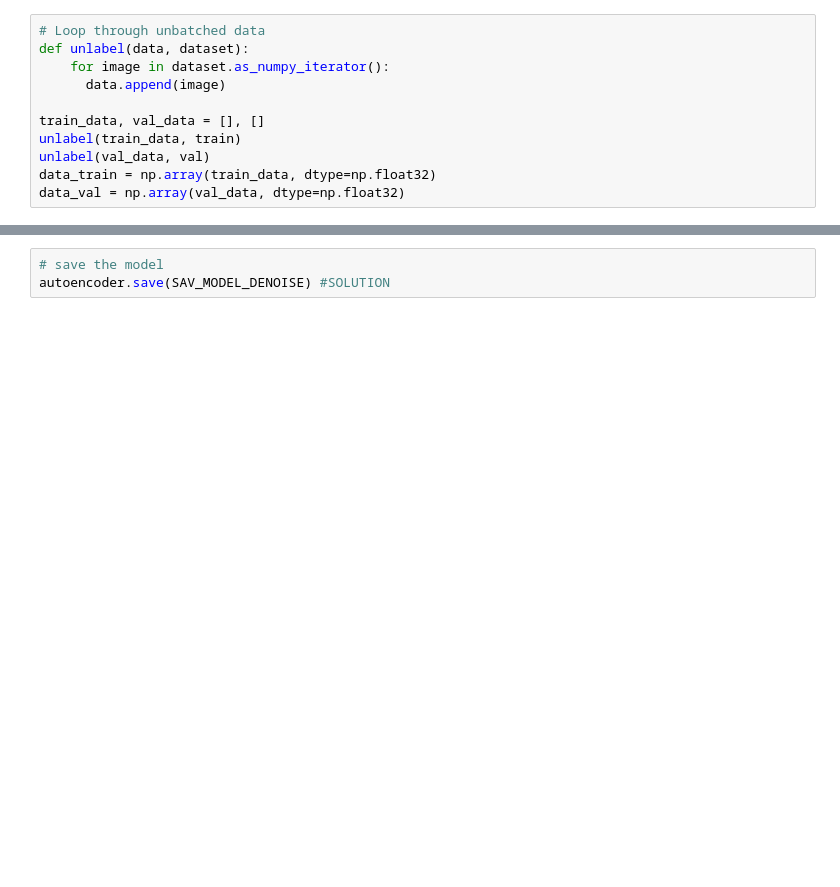
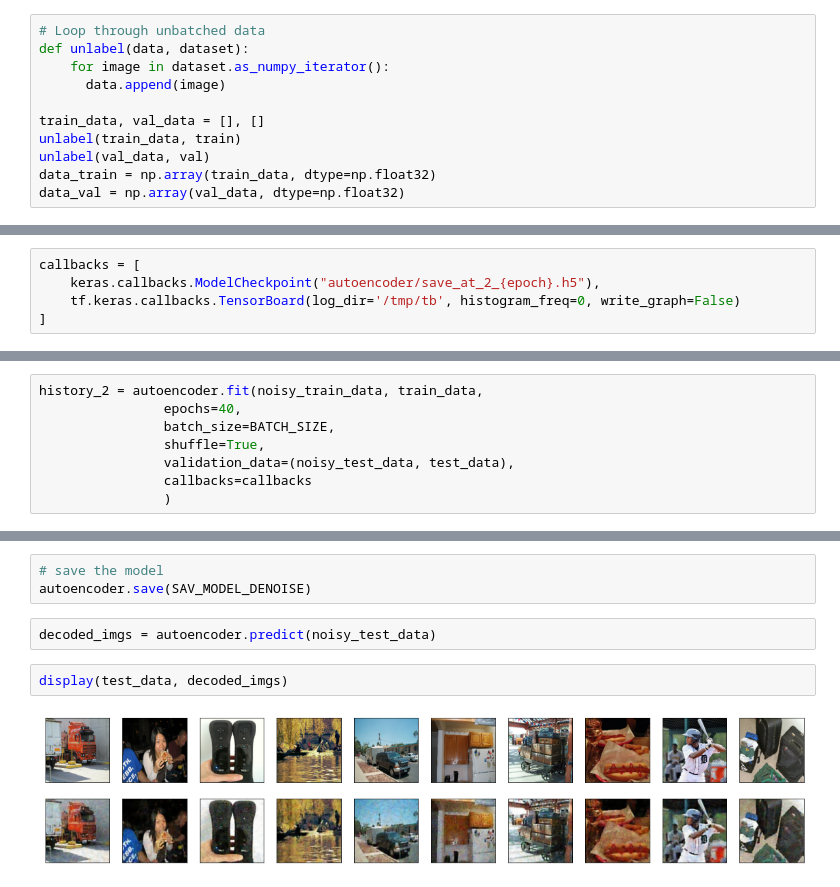
Before and after one commit to km229/leyenda_project, a Jupyter notebook: L2.ipynb, the cells around one changed output, grey strips where cells are left out. Cells and saved outputs as stored; diff of their text form; blank space fills up the shorter version.

```diff
--- a/L2.ipynb
+++ b/L2.ipynb
@@ -179,5 +179,10 @@ Total params: 29,507
 Trainable params: 29,507
 Non-trainable params: 0
 _________________________________________________________________
+# %%
+callbacks = [
+    keras.callbacks.ModelCheckpoint("autoencoder/save_at_2_{epoch}.h5"),
+    tf.keras.callbacks.TensorBoard(log_dir='/tmp/tb', histogram_freq=0, write_graph=False)
+]
 # %%
 # Train the model
@@ -215,0 +217,8 @@ plt.legend()
+# %%
+history_2 = autoencoder.fit(noisy_train_data, train_data,
+                epochs=40,
+                batch_size=BATCH_SIZE,
+                shuffle=True,
+                validation_data=(noisy_test_data, test_data),
+                callbacks=callbacks
+                )
@@ -216,3 +268,9 @@ plt.legend()
 # %%
 # save the model
-autoencoder.save(SAV_MODEL_DENOISE) #SOLUTION
+autoencoder.save(SAV_MODEL_DENOISE)
+# %%
+decoded_imgs = autoencoder.predict(noisy_test_data)
+# %%
+display(test_data, decoded_imgs)
+# %% [output]
+[figure, added]
```
Also changed, not shown: parts of 7 cells of this notebook, 1 other file.
